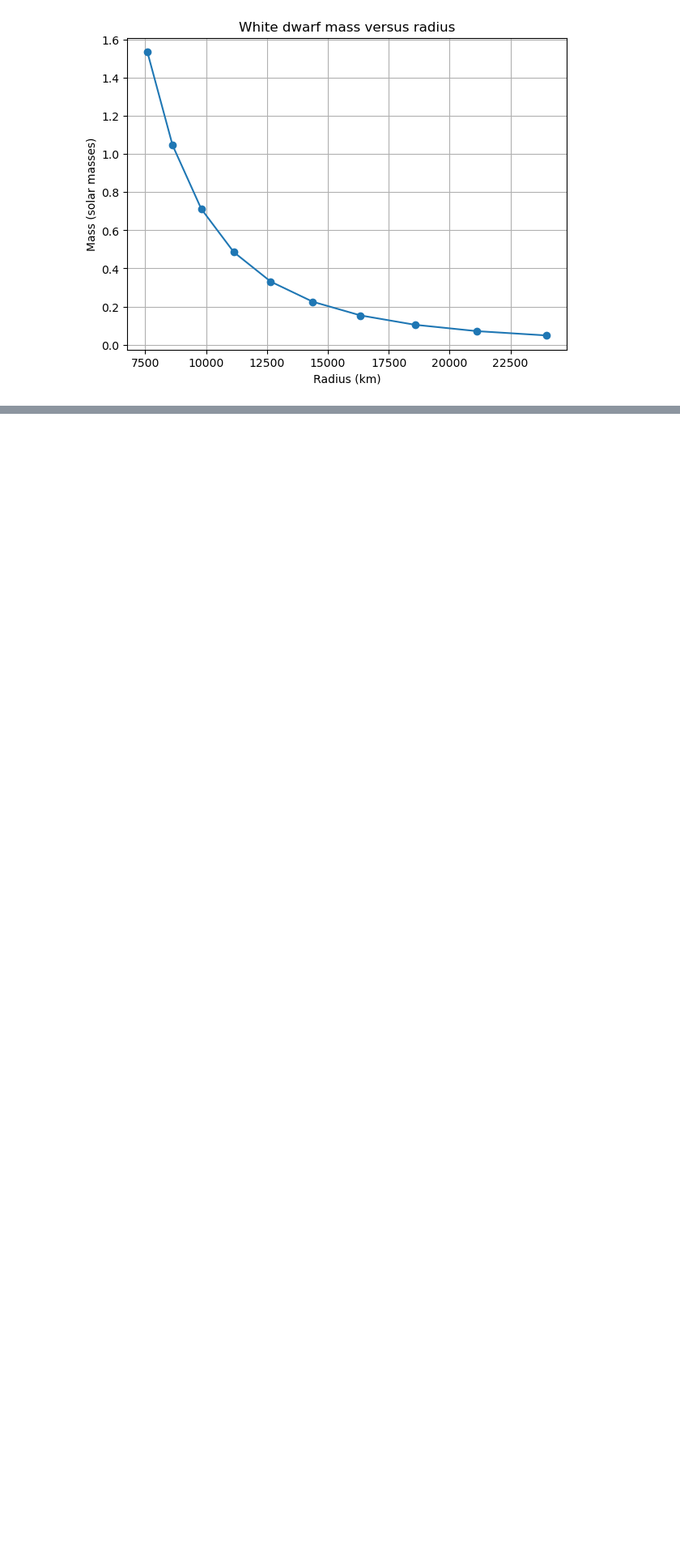
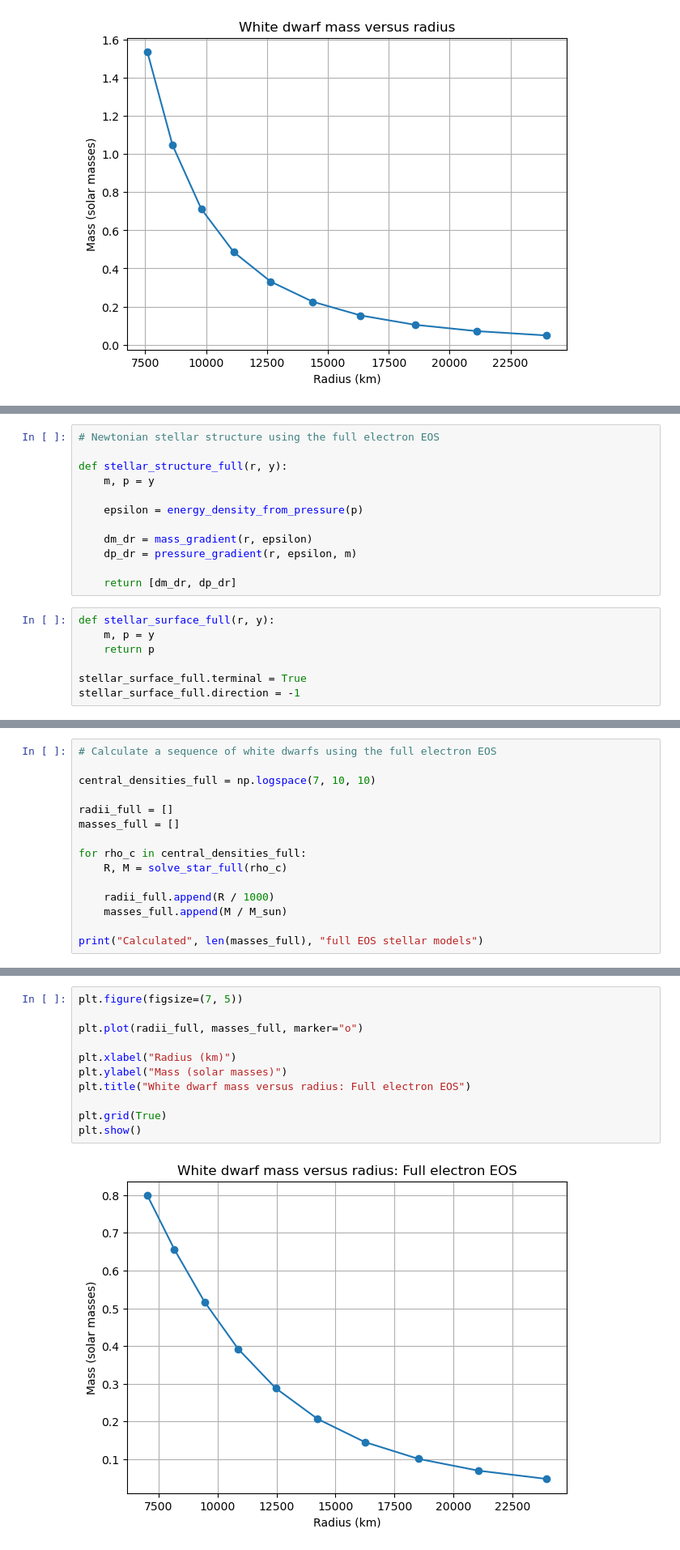
Before and after one commit to charlprend/Compact-Star-Modelling-, a Jupyter notebook: Notebooks/sagert_eos_code.ipynb, the cells around one changed output, grey strips where cells are left out. Shown at 81% size. Cells and saved outputs as stored; diff of their text form; blank space fills up the shorter version.

Commit message:
compare mass radius relations

```diff
--- a/Notebooks/sagert_eos_code.ipynb
+++ b/Notebooks/sagert_eos_code.ipynb
@@ -356,0 +417,19 @@ plt.show()
+# %%
+# Newtonian stellar structure using the full electron EOS
+
+def stellar_structure_full(r, y):
+    m, p = y
+
+    epsilon = energy_density_from_pressure(p)
+
+    dm_dr = mass_gradient(r, epsilon)
+    dp_dr = pressure_gradient(r, epsilon, m)
+
+    return [dm_dr, dp_dr]
+# %%
+def stellar_surface_full(r, y):
+    m, p = y
+    return p
+
+stellar_surface_full.terminal = True
+stellar_surface_full.direction = -1
@@ -356,0 +539,15 @@ plt.show()
+# %%
+# Calculate a sequence of white dwarfs using the full electron EOS
+
+central_densities_full = np.logspace(7, 10, 10)
+
+radii_full = []
+masses_full = []
+
+for rho_c in central_densities_full:
+    R, M = solve_star_full(rho_c)
+
+    radii_full.append(R / 1000)
+    masses_full.append(M / M_sun)
+
+print("Calculated", len(masses_full), "full EOS stellar models")
@@ -356,0 +556,13 @@ plt.show()
+# %%
+plt.figure(figsize=(7, 5))
+
+plt.plot(radii_full, masses_full, marker="o")
+
+plt.xlabel("Radius (km)")
+plt.ylabel("Mass (solar masses)")
+plt.title("White dwarf mass versus radius: Full electron EOS")
+
+plt.grid(True)
+plt.show()
+# %% [output]
+[figure, added]
```
Also changed, not shown: parts of 17 cells of this notebook, 1 other file.
